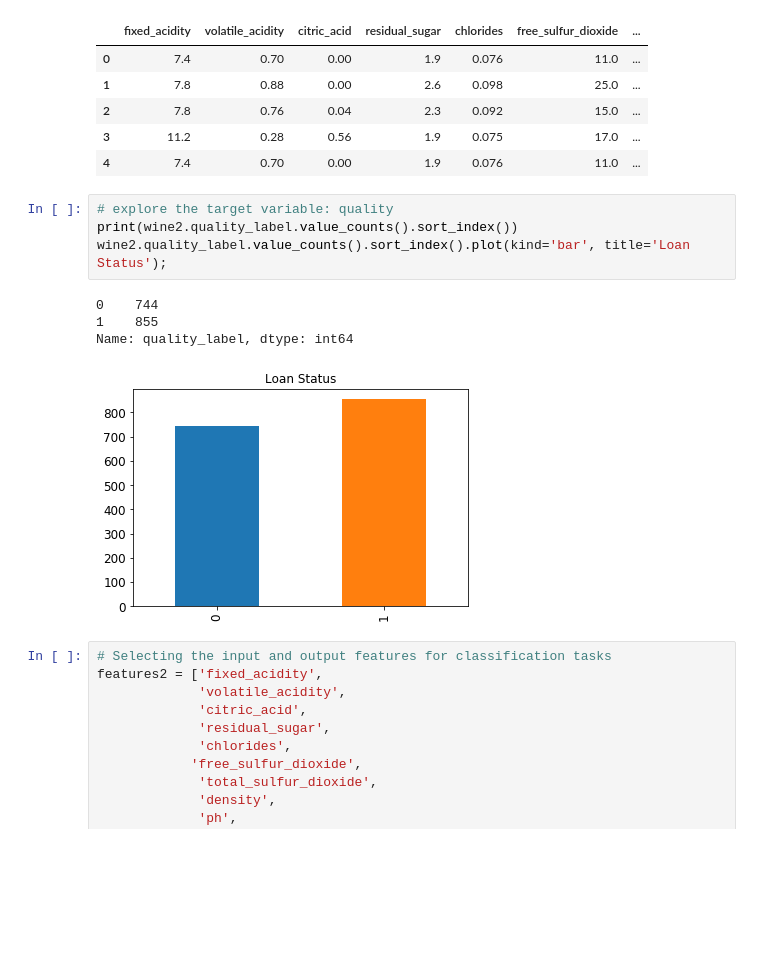
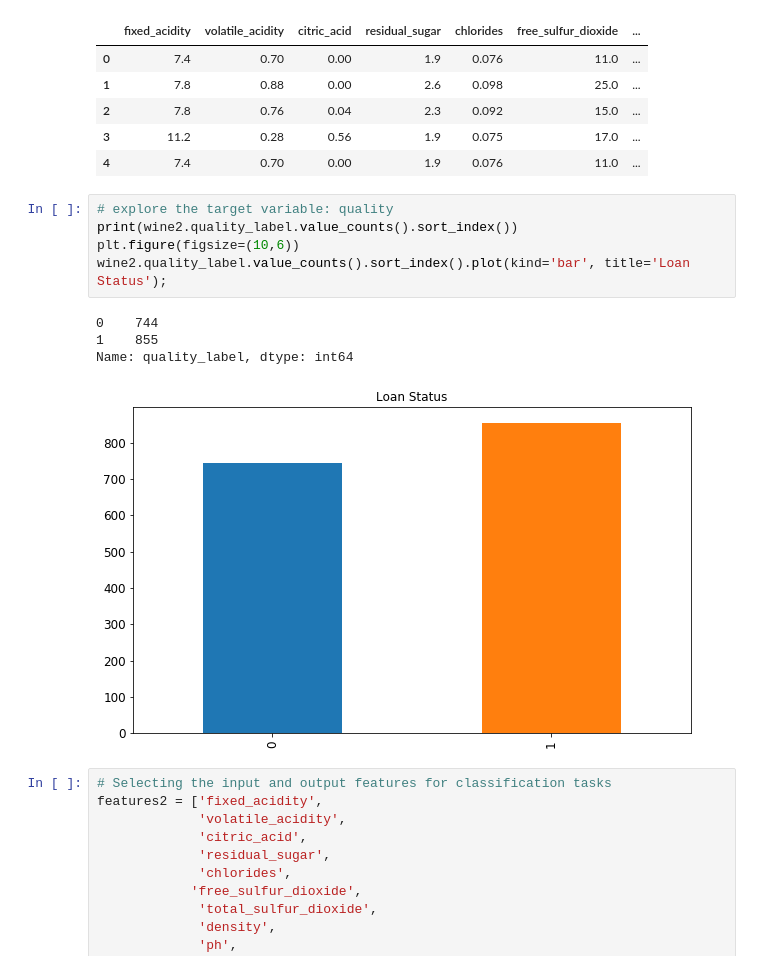
Before and after one commit to huangyuzhang/cookbook, a Jupyter notebook: wine/wine3.ipynb, the cells around one changed output. Cells and saved outputs as stored; diff of their text form; blank space fills up the shorter version.

```diff
--- a/wine/wine3.ipynb
+++ b/wine/wine3.ipynb
@@ -152,12 +153,13 @@ wine2.head()
 # %%
 # explore the target variable: quality
 print(wine2.quality_label.value_counts().sort_index())
+plt.figure(figsize=(10,6))
 wine2.quality_label.value_counts().sort_index().plot(kind='bar', title='Loan Status');
 # %% [output]
 0    744
 1    855
 Name: quality_label, dtype: int64
-[figure, old version]
+[figure, new version]
 # %%
 # Selecting the input and output features for classification tasks
 features2 = ['fixed_acidity',
```
Also changed, not shown: parts of 9 cells of this notebook, 2 other files.
